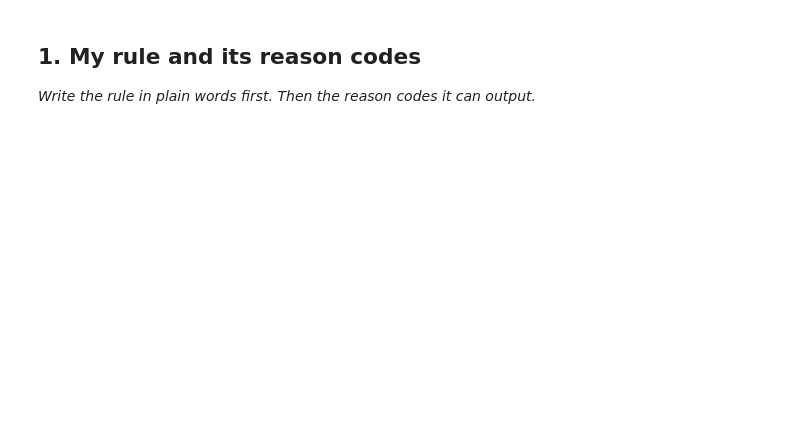
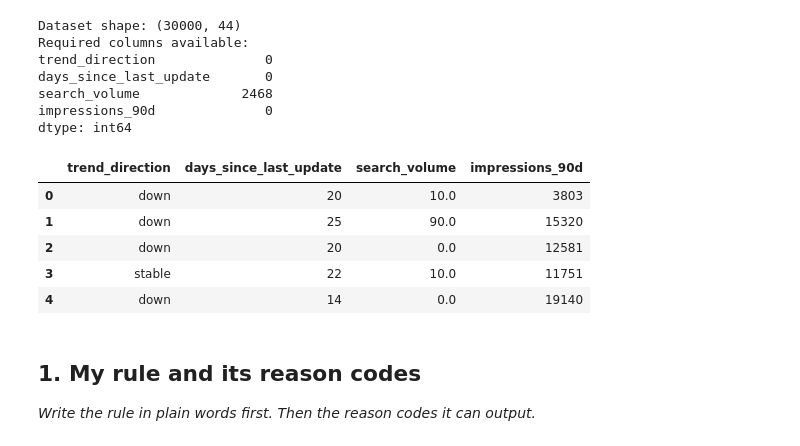
Before and after one commit to ssarimm/Machine-Learning-Internship---Flyrank, a Jupyter notebook: work/notebooks/w04_baseline_score.ipynb, the cells around one changed output. Saved outputs shown, nothing was run; the diff lists cells and outputs as text; code cells hidden in the pictures; blank space fills up the shorter version.

```diff
--- a/work/notebooks/w04_baseline_score.ipynb
+++ b/work/notebooks/w04_baseline_score.ipynb
@@ -6,6 +6,50 @@
 This skeleton is yours to fill. Work the sections **in order** — each one has a one-line hint. Simple words, honest numbers.
 
 > Working with an AI assistant? Tell it to read `skills/README.md` first and load the one skill this assignment names on its card.
+# %%
+import pandas as pd
+from pathlib import Path
+
+# Load the dataset from the current notebook's working directory.
+# If the CSV isn't there, use the download fallback below.
+csv_path = Path("content_refresh_anonymized.csv")
+
+if not csv_path.exists():
+    import urllib.request
+
+    url = (
+        "https://raw.githubusercontent.com/"
+        "ssarimm/Machine-Learning-Internship---Flyrank/"
+        "main/data/raw/content_refresh_anonymized.csv"
+    )
+    urllib.request.urlretrieve(url, csv_path)
+
+df = pd.read_csv(csv_path)
+
+print("Dataset shape:", df.shape)
+print("Required columns available:")
+required = [
+    "trend_direction",
+    "days_since_last_update",
+    "search_volume",
+    "impressions_90d",
+]
+print(df[required].isna().sum())
+display(df[required].head())
+# %% [output]
+Dataset shape: (30000, 44)
+Required columns available:
+trend_direction              0
+days_since_last_update       0
+search_volume             2468
+impressions_90d              0
+dtype: int64
+|  | trend_direction | days_since_last_update | search_volume | impressions_90d |
+| 0 | down | 20 | 10.0 | 3803 |
+| 1 | down | 25 | 90.0 | 15320 |
+| 2 | down | 20 | 0.0 | 12581 |
+| 3 | stable | 22 | 10.0 | 11751 |
+| 4 | down | 14 | 0.0 | 19140 |
 # %% [markdown]
 ## 1. My rule and its reason codes
 
```
Also changed, not shown: parts of 9 cells of this notebook.
